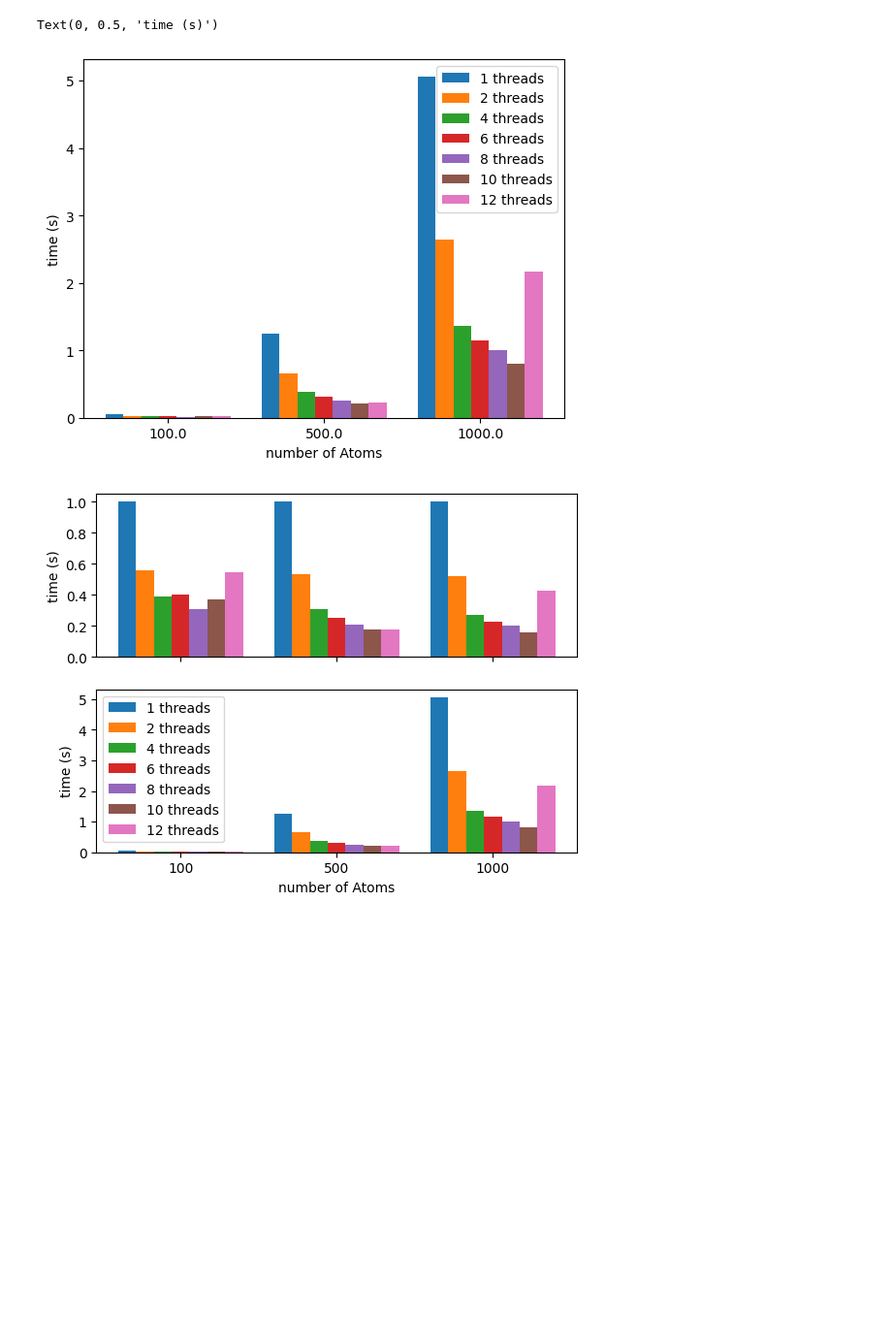
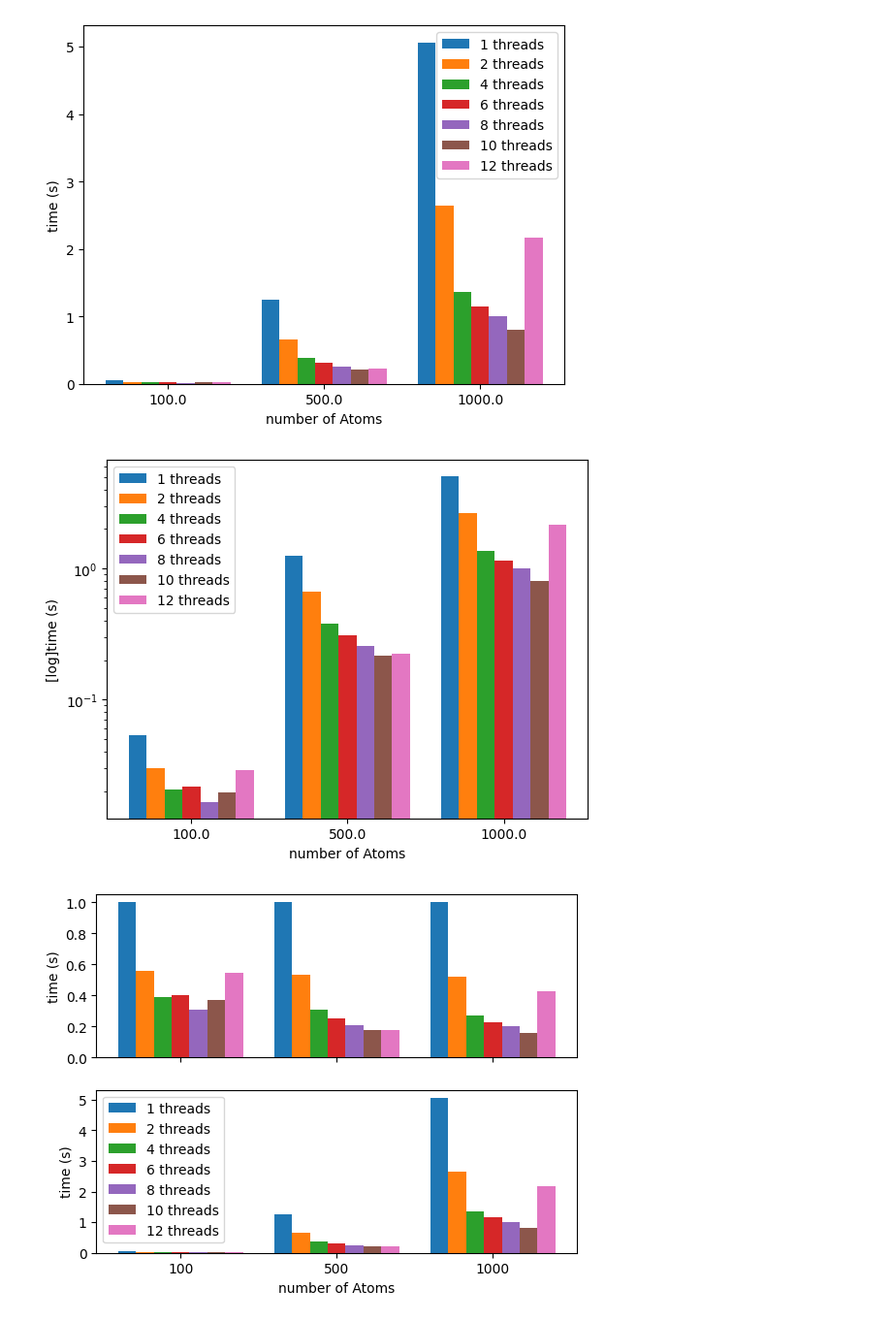
Before and after one commit to Iximiel/plumed-school-benchmark, a Jupyter notebook: Tutorial.ipynb, the cells around one changed output. Shown at 97% size. Saved outputs shown, nothing was run; the diff lists cells and outputs as text; code cells hidden in the pictures; blank space fills up the shorter version.

```diff
--- a/Tutorial.ipynb
+++ b/Tutorial.ipynb
@@ -88,10 +92,38 @@ for multiplier, nt in enumerate(nthreads):
 
 ax.legend()
 ax.set_xlabel("number of Atoms")
-ax.set_ylabel("time (s)")
+_=ax.set_ylabel("time (s)")
 # %% [output]
-Text(0, 0.5, 'time (s)')
 [figure]
+# %%
+simPerThread={}
+for threads in nthreads:
+    simPerThread[threads]=np.loadtxt(f"./run/times_{threads}.out")
+fig,ax =plt.subplots()
+
+ncols = len(simPerThread)
+x = simPerThread[nthreads[0]][:,0]
+x_coord=np.arange(len(x))
+width = 0.8/ncols
+ax.set_xticks(x_coord + width * 0.5 * (ncols - 1), x)
+
+for multiplier, nt in enumerate(nthreads):
+    offset = width * multiplier
+
+    toplot = simPerThread[nt][:,1]
+    ax.bar(
+            x_coord + offset,
+            toplot,
+            width,
+            label=f"{nt} threads",
+        )
+
+ax.legend()
+ax.set_xlabel("number of Atoms")
+ax.set_yscale("log")
+_=ax.set_ylabel("[log]time (s)")
+# %% [output]
+[figure, added]
 # %%
 benchmarks={}
 
```
Also changed, not shown: parts of 10 cells of this notebook, 5 other files.
